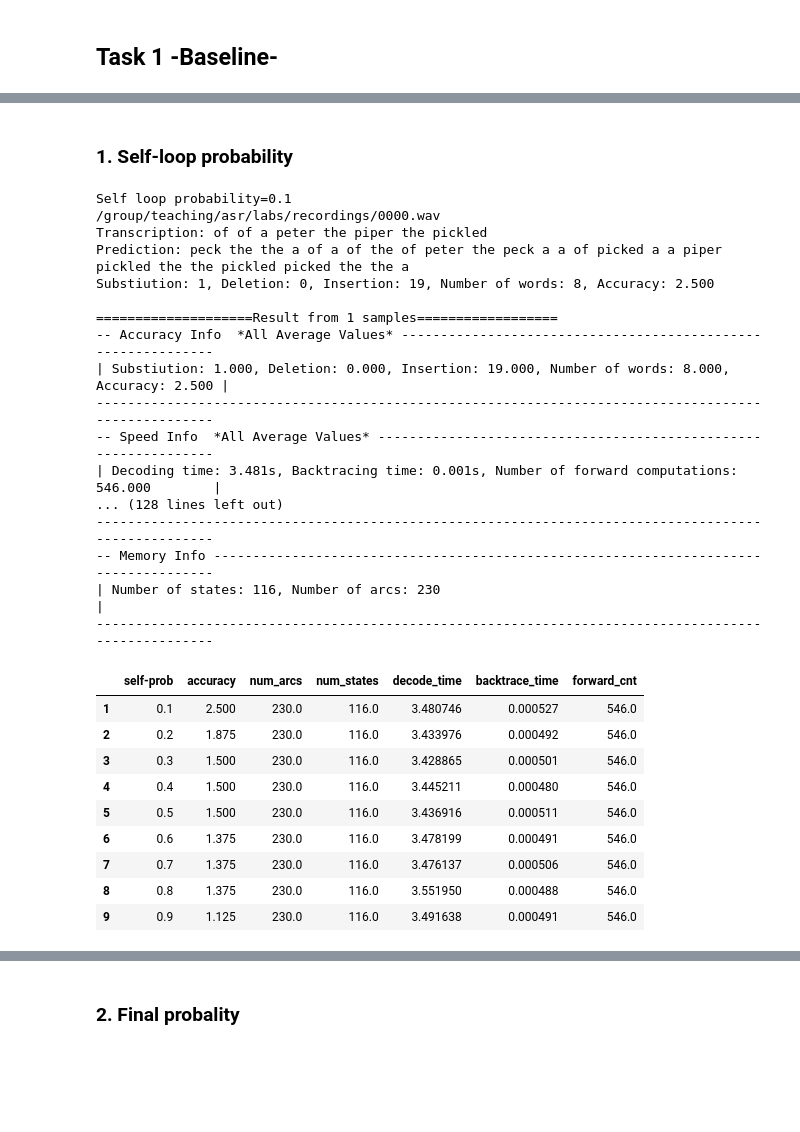
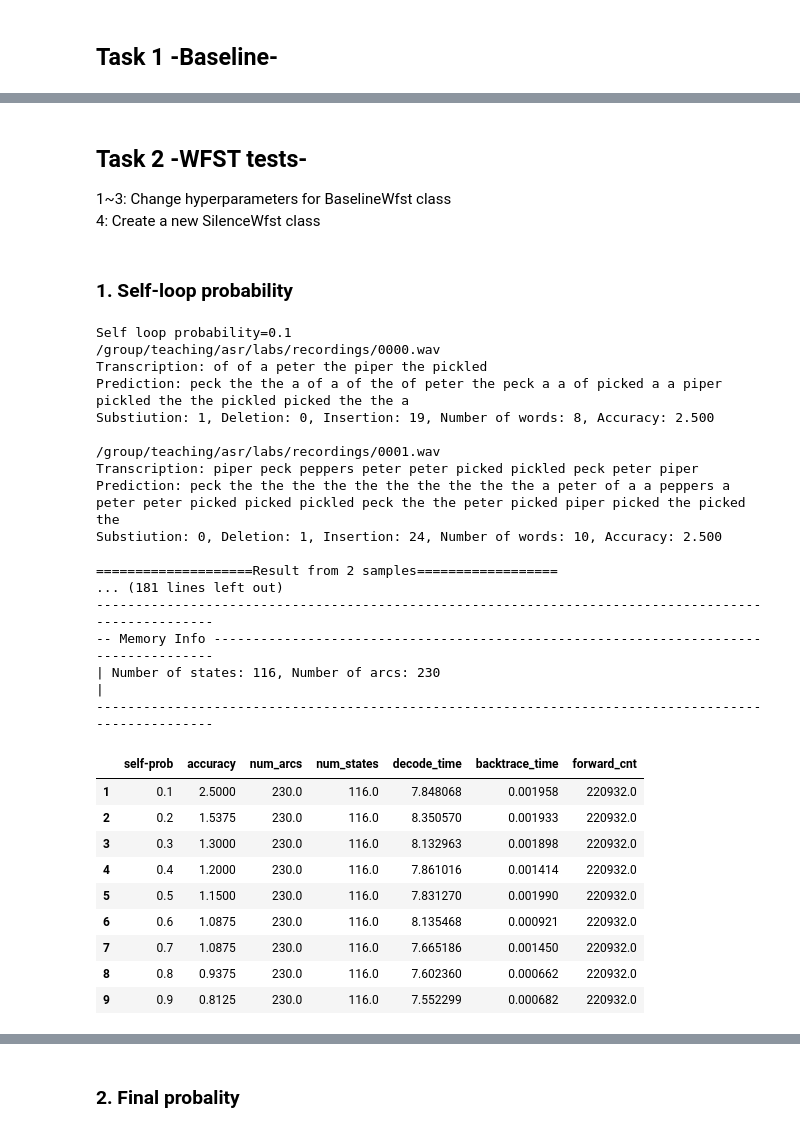
Before and after one commit to LIM-june/INFR11033_assignment, a Jupyter notebook: assignment.ipynb, the cells around one changed output, grey strips where cells are left out. Cells and saved outputs as stored; diff of their text form; code cells hidden in the pictures; blank space fills up the shorter version.

```diff
--- a/assignment.ipynb
+++ b/assignment.ipynb
@@ -38,10 +39,13 @@ import time
 # %%
+# configurations
 class CFG:
-    DEBUG = False
+    DEBUG = True
     if DEBUG:
-        sample_num = 1
+        sample_num = 2
     else:
         sample_num = 100
+
+    audio_path = '/group/teaching/asr/labs/recordings/*.wav'
 # %% [markdown]
 ### Generate State Table, Phone Table, Word Table from the Lexicon
 # %%
@@ -117,9 +121,13 @@ class BaselineWfst:
 
         Args:
             n (int): states per phone HMM
+            lex: lexicon
+            self_loop_prob: hyperparameter
+            final_prob_dict: hyperparameter dictionary
+            uni_prob_dict: hyperparameter dictionary
 
         Returns:
-            the constructed WFST
+            class storing the constructed WFST
 
         """
 
@@ -135,6 +143,7 @@ class BaselineWfst:
     def generate_weighted_phone_wfst(self, f, start_state, phone, n, olabel):
         """
         Generate a weighted WFST representing an n-state left-to-right phone HMM.
+        Internal function for creating word wfst
 
         Args:
             f (fst.Fst()): an FST object, assumed to exist already
@@ -547,12 +587,17 @@ Requirement already satisfied: six>=1.5 in /afs/inf.ed.ac.uk/user/s22/s2264670/.
 # %% [markdown]
 ## Task 1 -Baseline-
 # %%
-import pandas as pd
+# create WFST and decoder
+f = BaselineWfst().f
+decoder = BaselineViterbiDecoder()
+
+# create ASR
+asr = ASR(f, decoder, CFG.audio_path, CFG.sample_num, verbose_all = True, verbose_result = True)
+
+# save result in a dataframe
 result_df_1 = pd.DataFrame(columns=["self-prob", "accuracy","num_arcs",
                                       "num_states","decode_time", "backtrace_time", "forward_cnt"])
-file_path = '/group/teaching/asr/labs/recordings/*.wav'
-asr = ASR(BaselineWfst, BaselineViterbiDecoder, file_path, sample_num=CFG.sample_num, self_loop_prob=None)
-tmp = pd.Series([None, asr.accuracy, asr.num_arcs, asr.wfst.num_states(),
+tmp = pd.Series([None, asr.accuracy, asr.num_arcs, asr.num_states,
                      asr.decode_time, asr.backtrace_time, asr.forward_cnt], index=result_df_1.columns, name=0)
 result_df_1 = result_df_1.append(tmp)
 if CFG.DEBUG == False:
@@ -583,43 +629,59 @@ Transcription: peck of peck pickled pickled picked piper peck picked a
+# %% [markdown]
+## Task 2 -WFST tests-
+
+1~3: Change hyperparameters for BaselineWfst class
+4: Create a new SilenceWfst class
 # %% [markdown]
 ### 1. Self-loop probability
 # %%
 result_df_2_1 = pd.DataFrame(columns=["self-prob", "accuracy","num_arcs",
                                       "num_states","decode_time", "backtrace_time", "forward_cnt"])
 for i in range(1, 10):
     prob = i * 0.1
     print("Self loop probability={}".format(prob))
-    asr = ASR(BaselineWfst, BaselineViterbiDecoder, '/group/teaching/asr/labs/recordings/*.wav', sample_num=CFG.sample_num, self_loop_prob=prob)
-    tmp = pd.Series([prob, asr.accuracy, asr.num_arcs, asr.wfst.num_states(),
+
+
+    # create WFST and decoder
+    f = BaselineWfst(self_loop_prob=prob).f
+    decoder = BaselineViterbiDecoder()
+
+    # create ASR
+    asr = ASR(f, decoder, CFG.audio_path, CFG.sample_num, verbose_all = True, verbose_result = True)
+
+    # save result in a dataframe
+    tmp = pd.Series([prob, asr.accuracy, asr.num_arcs, asr.num_states,
                      asr.decode_time, asr.backtrace_time, asr.forward_cnt], index=result_df_2_1.columns, name=i)
     result_df_2_1 = result_df_2_1.append(tmp)
+
 if CFG.DEBUG == False:
     result_df_2_1.to_csv("task_2_self_loop_df.csv",index=False)
+
 result_df_2_1
 # %% [output]
 Self loop probability=0.1
 /group/teaching/asr/labs/recordings/0000.wav
 Transcription: of of a peter the piper the pickled
 Prediction: peck the the a of a of the of peter the peck a a of picked a a piper pickled the the pickled picked the the a
 Substiution: 1, Deletion: 0, Insertion: 19, Number of words: 8, Accuracy: 2.500
 
-====================Result from 1 samples==================
--- Accuracy Info  *All Average Values* -------------------------------------------------------------
-| Substiution: 1.000, Deletion: 0.000, Insertion: 19.000, Number of words: 8.000, Accuracy: 2.500 |
-----------------------------------------------------------------------------------------------------
--- Speed Info  *All Average Values* ----------------------------------------------------------------
-| Decoding time: 3.481s, Backtracing time: 0.001s, Number of forward computations: 546.000        |
-... (128 lines left out)
+/group/teaching/asr/labs/recordings/0001.wav
+Transcription: piper peck peppers peter peter picked pickled peck peter piper
+Prediction: peck the the the the the the the the the the a peter of a a peppers a peter peter picked picked pickled peck the the peter picked piper picked the picked the
+Substiution: 0, Deletion: 1, Insertion: 24, Number of words: 10, Accuracy: 2.500
+
+====================Result from 2 samples==================
+... (181 lines left out)
 ----------------------------------------------------------------------------------------------------
 -- Memory Info -------------------------------------------------------------------------------------
 | Number of states: 116, Number of arcs: 230                                                       |
 ----------------------------------------------------------------------------------------------------
 |  | self-prob | accuracy | num_arcs | num_states | decode_time | backtrace_time | forward_cnt |
-| 1 | 0.1 | 2.500 | 230.0 | 116.0 | 3.480746 | 0.000527 | 546.0 |
-| 2 | 0.2 | 1.875 | 230.0 | 116.0 | 3.433976 | 0.000492 | 546.0 |
-| 3 | 0.3 | 1.500 | 230.0 | 116.0 | 3.428865 | 0.000501 | 546.0 |
-| 4 | 0.4 | 1.500 | 230.0 | 116.0 | 3.445211 | 0.000480 | 546.0 |
-| 5 | 0.5 | 1.500 | 230.0 | 116.0 | 3.436916 | 0.000511 | 546.0 |
-| 6 | 0.6 | 1.375 | 230.0 | 116.0 | 3.478199 | 0.000491 | 546.0 |
-| 7 | 0.7 | 1.375 | 230.0 | 116.0 | 3.476137 | 0.000506 | 546.0 |
-| 8 | 0.8 | 1.375 | 230.0 | 116.0 | 3.551950 | 0.000488 | 546.0 |
-| 9 | 0.9 | 1.125 | 230.0 | 116.0 | 3.491638 | 0.000491 | 546.0 |
+| 1 | 0.1 | 2.5000 | 230.0 | 116.0 | 7.848068 | 0.001958 | 220932.0 |
+| 2 | 0.2 | 1.5375 | 230.0 | 116.0 | 8.350570 | 0.001933 | 220932.0 |
+| 3 | 0.3 | 1.3000 | 230.0 | 116.0 | 8.132963 | 0.001898 | 220932.0 |
+| 4 | 0.4 | 1.2000 | 230.0 | 116.0 | 7.861016 | 0.001414 | 220932.0 |
+| 5 | 0.5 | 1.1500 | 230.0 | 116.0 | 7.831270 | 0.001990 | 220932.0 |
+| 6 | 0.6 | 1.0875 | 230.0 | 116.0 | 8.135468 | 0.000921 | 220932.0 |
+| 7 | 0.7 | 1.0875 | 230.0 | 116.0 | 7.665186 | 0.001450 | 220932.0 |
+| 8 | 0.8 | 0.9375 | 230.0 | 116.0 | 7.602360 | 0.000662 | 220932.0 |
+| 9 | 0.9 | 0.8125 | 230.0 | 116.0 | 7.552299 | 0.000682 | 220932.0 |
```
Also changed, not shown: parts of 29 cells of this notebook.
